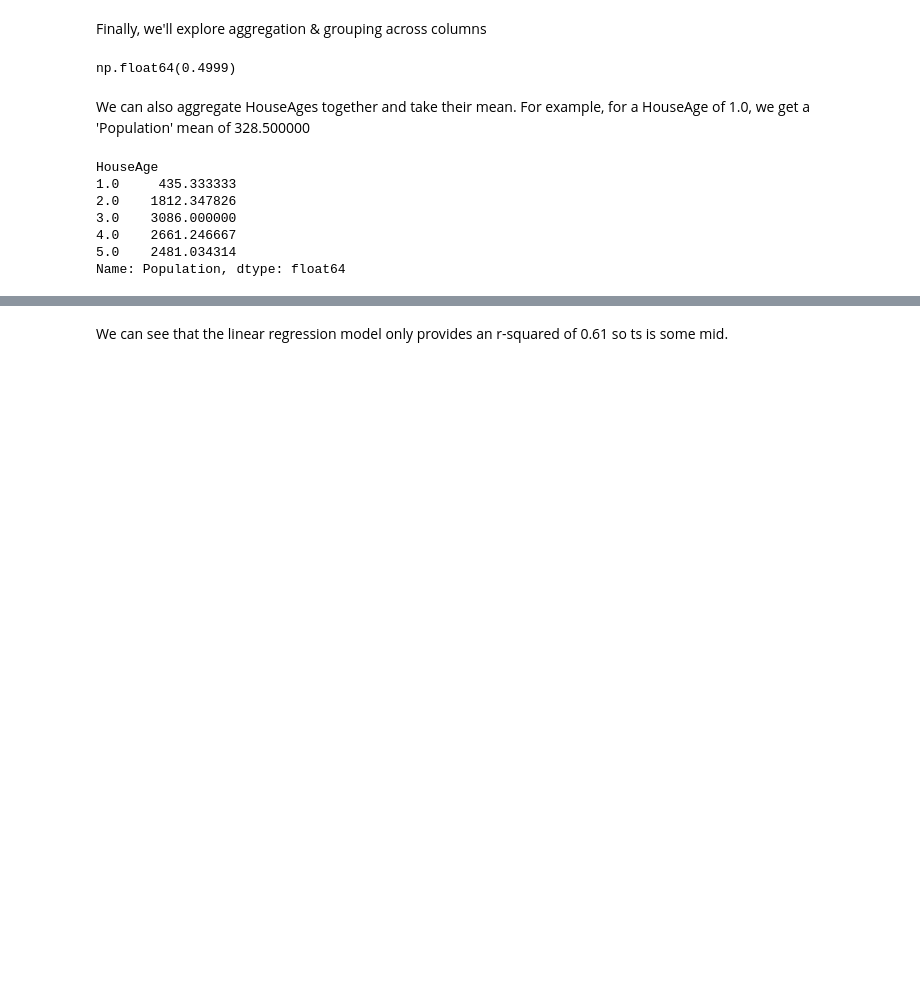
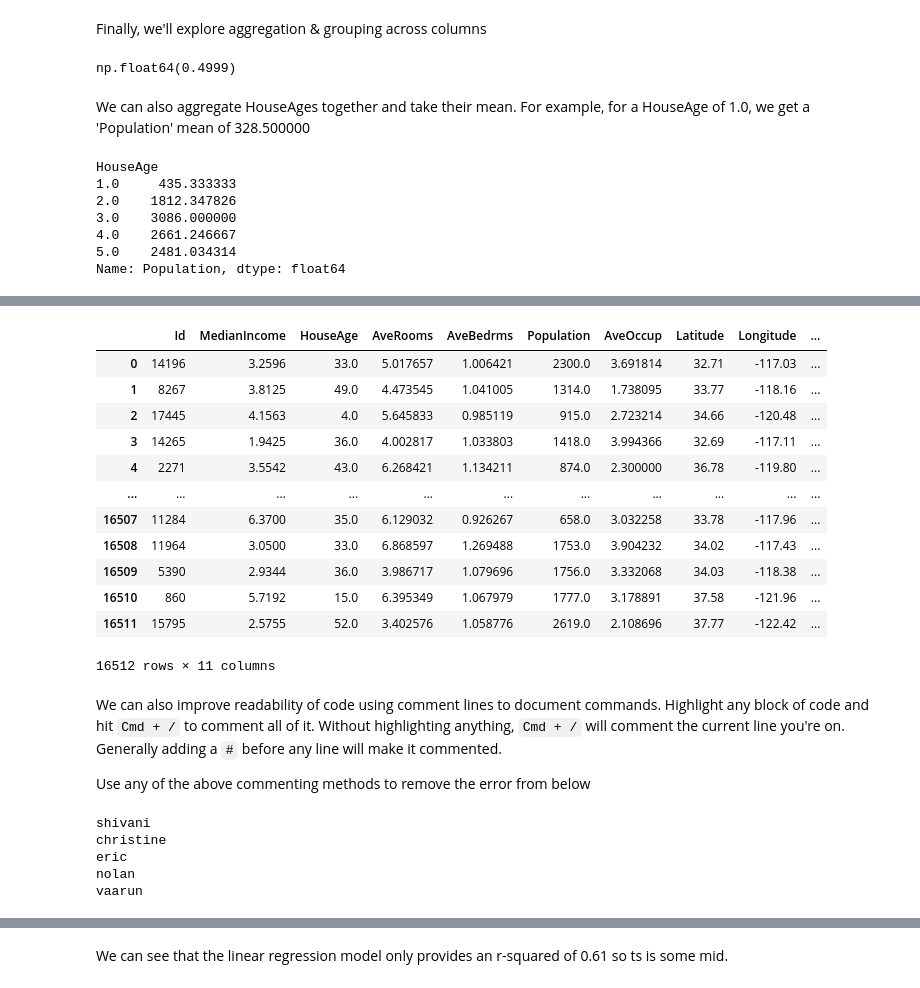
Before and after one commit to rahilisashaik/pdm-intro-to-data, a Jupyter notebook: eda.ipynb, the cells around one changed output, grey strips where cells are left out. Saved outputs shown, nothing was run; the diff lists cells and outputs as text; code cells hidden in the pictures; blank space fills up the shorter version.

```diff
--- a/eda.ipynb
+++ b/eda.ipynb
@@ -345,5 +418,3 @@ If you realize adding that column is a dumb ass idea, you can remove the column
 `axis` indicates whether to do the operation across all column or all rows (axis = 1 performs operations across rows and axis = 0 performs operations across columns)
 
 `inplace` dictates whether you mutate the original dataframe or create a copy dataframe with the operation updated
-# %%
-df.drop("MedIncNorm", axis=1, inplace=True)  # Remove column
@@ -371,0 +448,35 @@ Name: Population, dtype: float64
+# %%
+df.rename(columns={"MedInc": "MedianIncome"}, inplace=True)
+df
+# %% [output]
+|  | Id | MedianIncome | HouseAge | AveRooms | AveBedrms | Population | AveOccup | Latitude | Longitude | ... |
+| 0 | 14196 | 3.2596 | 33.0 | 5.017657 | 1.006421 | 2300.0 | 3.691814 | 32.71 | -117.03 | ... |
+| 1 | 8267 | 3.8125 | 49.0 | 4.473545 | 1.041005 | 1314.0 | 1.738095 | 33.77 | -118.16 | ... |
+| 2 | 17445 | 4.1563 | 4.0 | 5.645833 | 0.985119 | 915.0 | 2.723214 | 34.66 | -120.48 | ... |
+| 3 | 14265 | 1.9425 | 36.0 | 4.002817 | 1.033803 | 1418.0 | 3.994366 | 32.69 | -117.11 | ... |
+| 4 | 2271 | 3.5542 | 43.0 | 6.268421 | 1.134211 | 874.0 | 2.300000 | 36.78 | -119.80 | ... |
+| ... | ... | ... | ... | ... | ... | ... | ... | ... | ... | ... |
+| 16507 | 11284 | 6.3700 | 35.0 | 6.129032 | 0.926267 | 658.0 | 3.032258 | 33.78 | -117.96 | ... |
+| 16508 | 11964 | 3.0500 | 33.0 | 6.868597 | 1.269488 | 1753.0 | 3.904232 | 34.02 | -117.43 | ... |
+| 16509 | 5390 | 2.9344 | 36.0 | 3.986717 | 1.079696 | 1756.0 | 3.332068 | 34.03 | -118.38 | ... |
+| 16510 | 860 | 5.7192 | 15.0 | 6.395349 | 1.067979 | 1777.0 | 3.178891 | 37.58 | -121.96 | ... |
+| 16511 | 15795 | 2.5755 | 52.0 | 3.402576 | 1.058776 | 2619.0 | 2.108696 | 37.77 | -122.42 | ... |
+16512 rows × 11 columns
+# %% [markdown]
+We can also improve readability of code using comment lines to document commands. Highlight any block of code and hit `Cmd + /` to comment all of it. Without highlighting anything, `Cmd + /` will comment the current line you're on. Generally adding a `#` before any line will make it commented.
+
+Use any of the above commenting methods to remove the error from below
+# %%
+# below I am printing voyager seniors
+
+print("shivani")
+print("christine")
+print("eric")
+print("nolan")
+print("vaarun")
+# %% [output]
+shivani
+christine
+eric
+nolan
+vaarun
```
Also changed, not shown: parts of 40 cells of this notebook, 2 other files.
